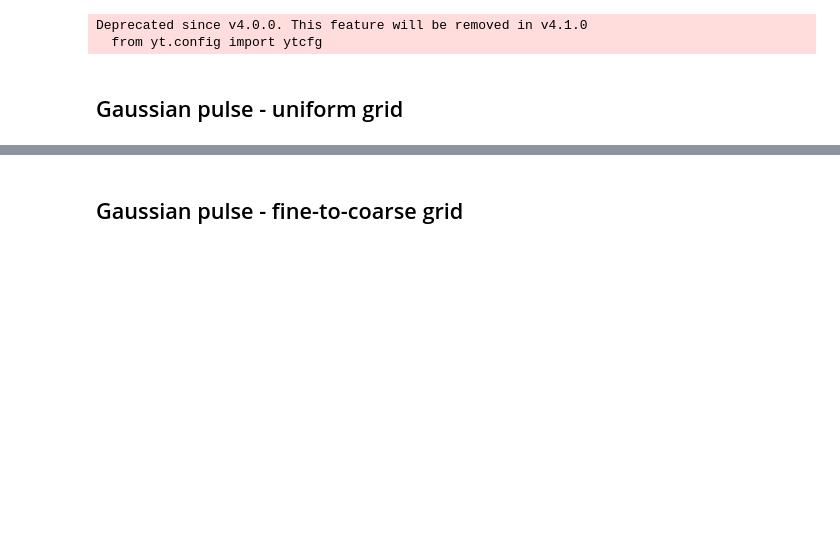
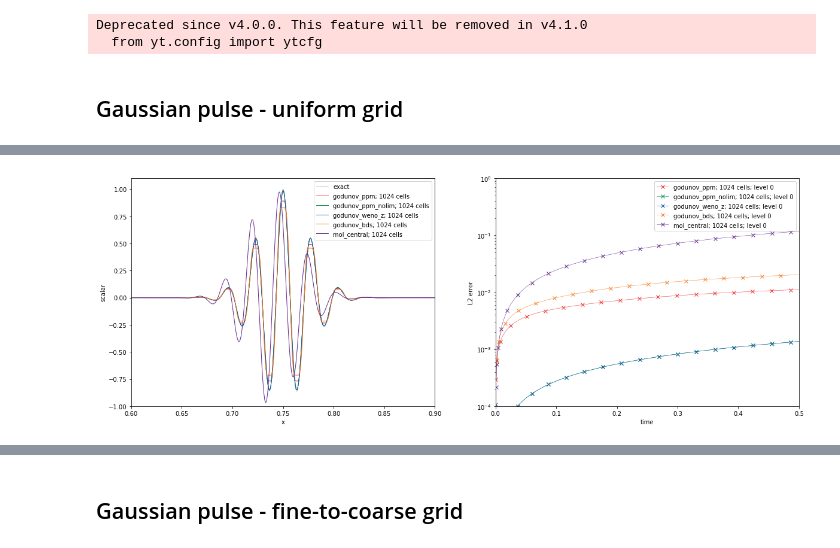
Before and after one commit to diederikb/nrel_jupyter_notebooks, a Jupyter notebook: postprocess_scalar_advection_1D.ipynb, the cells around one changed output, grey strips where cells are left out. Saved outputs shown, nothing was run; the diff lists cells and outputs as text; code cells hidden in the pictures; blank space fills up the shorter version.

```diff
--- a/postprocess_scalar_advection_1D.ipynb
+++ b/postprocess_scalar_advection_1D.ipynb
@@ -78,0 +122,17 @@ minpltcount = min([plt_count_grid_size for plt_count_method in plt_count_list fo
+# %%
+gaussianwavepacket = GaussianWavePacket("gaussianwavepacket_CFL_0.45",1.0,0.25,1.0,0.0251646060,226.1946710304)
+case_dir = gaussianwavepacket.name+"/uniform"
+methods = ['godunov_ppm','godunov_ppm_nolim','godunov_weno_z','godunov_bds','mol_central']
+grid_sizes = [1024]
+maxlevel = 0
+withglobal = False
+plt_count_list = postprocessing.batch_plt_count(root_dir,case_dir,methods,grid_sizes)
+minpltcount = min([plt_count_grid_size for plt_count_method in plt_count_list for plt_count_grid_size in plt_count_method])
+# %%
+fig,axs = plt.subplots(1,2,figsize=(20,7))
+axs[0].plot(x_exact,[gaussianwavepacket.exact_solution(x_i,0.5) for x_i in x_exact],label='exact',linewidth=lw_exact,linestyle=ls_exact,color='black')
+postprocessing.batch_plot_ray(axs[0],root_dir,case_dir,methods,grid_sizes,-1,(0.6,0,0),(0.9,0,0),use_ray_coord=False,colormethods=True,ylim=[-1.0,1.1])
+postprocessing.batch_plot_error(axs[1],'error.log',root_dir,case_dir,methods,grid_sizes,0.5,withglobal=False,maxlevel=0,ylogscale=True,linewidth=0.5,ylim=[1e-4,1e-0])
+fig.savefig(f'{gaussianwavepacket.name}_uniform.png',dpi=300)
+# %% [output]
+[figure, added]
```
Also changed, not shown: parts of 21 cells of this notebook, 6 other files.
